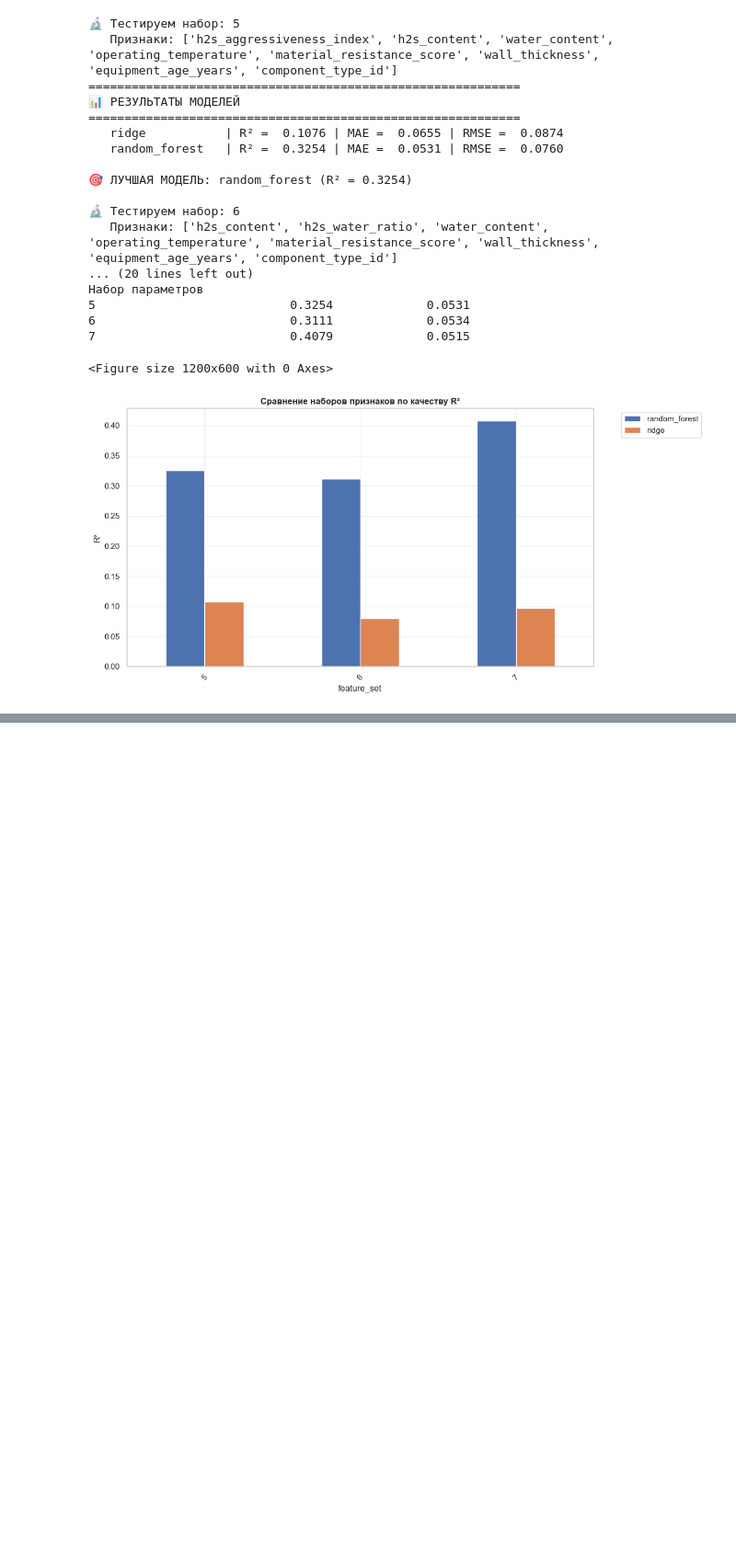
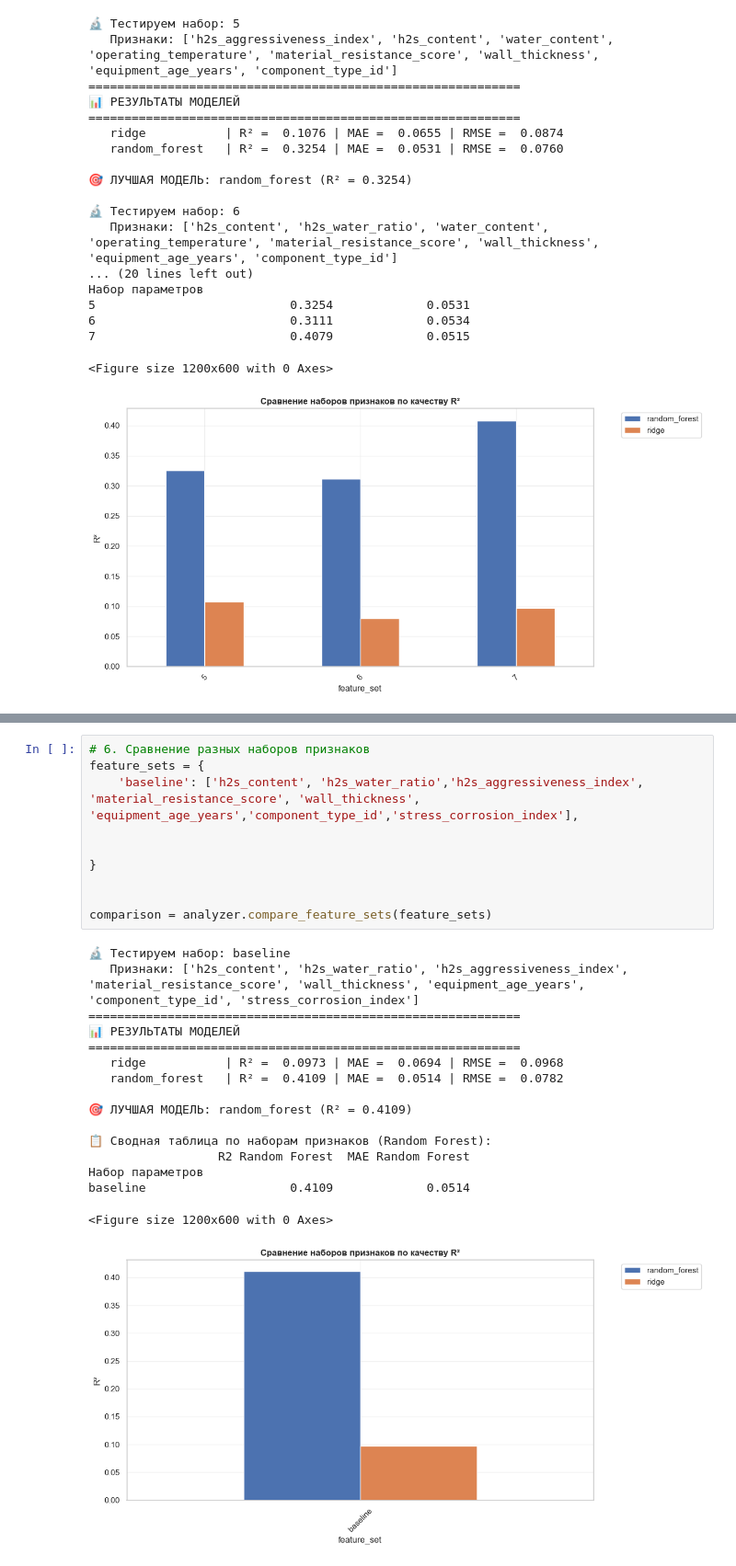
Before and after one commit to Kosyakin/corrosion_analysis_project, a Jupyter notebook: notebooks/KK-2 baseline.ipynb, the cells around one changed output, grey strips where cells are left out. Shown at 92% size. Cells and saved outputs as stored; diff of their text form; blank space fills up the shorter version.

```diff
--- a/notebooks/KK-2 analyze.ipynb
+++ b/notebooks/KK-2 baseline.ipynb
@@ -267,0 +182,27 @@ P_no_protection              0.3415             0.0532
+# %%
+# 6. Сравнение разных наборов признаков
+feature_sets = {
+    'baseline': ['h2s_content', 'h2s_water_ratio','h2s_aggressiveness_index', 'material_resistance_score', 'wall_thickness', 'equipment_age_years','component_type_id','stress_corrosion_index'],
+
+
+}
+
+
+comparison = analyzer.compare_feature_sets(feature_sets)
+# %% [output]
+🔬 Тестируем набор: baseline
+   Признаки: ['h2s_content', 'h2s_water_ratio', 'h2s_aggressiveness_index', 'material_resistance_score', 'wall_thickness', 'equipment_age_years', 'component_type_id', 'stress_corrosion_index']
+============================================================
+📊 РЕЗУЛЬТАТЫ МОДЕЛЕЙ
+============================================================
+   ridge           | R² =  0.0973 | MAE =  0.0694 | RMSE =  0.0968
+   random_forest   | R² =  0.4109 | MAE =  0.0514 | RMSE =  0.0782
+
+🎯 ЛУЧШАЯ МОДЕЛЬ: random_forest (R² = 0.4109)
+
+📋 Сводная таблица по наборам признаков (Random Forest):
+                  R2 Random Forest  MAE Random Forest
+Набор параметров
+baseline                    0.4109             0.0514
+<Figure size 1200x600 with 0 Axes>
+[figure, added]
```
Also changed, not shown: parts of 7 cells of this notebook, 11 other files.
